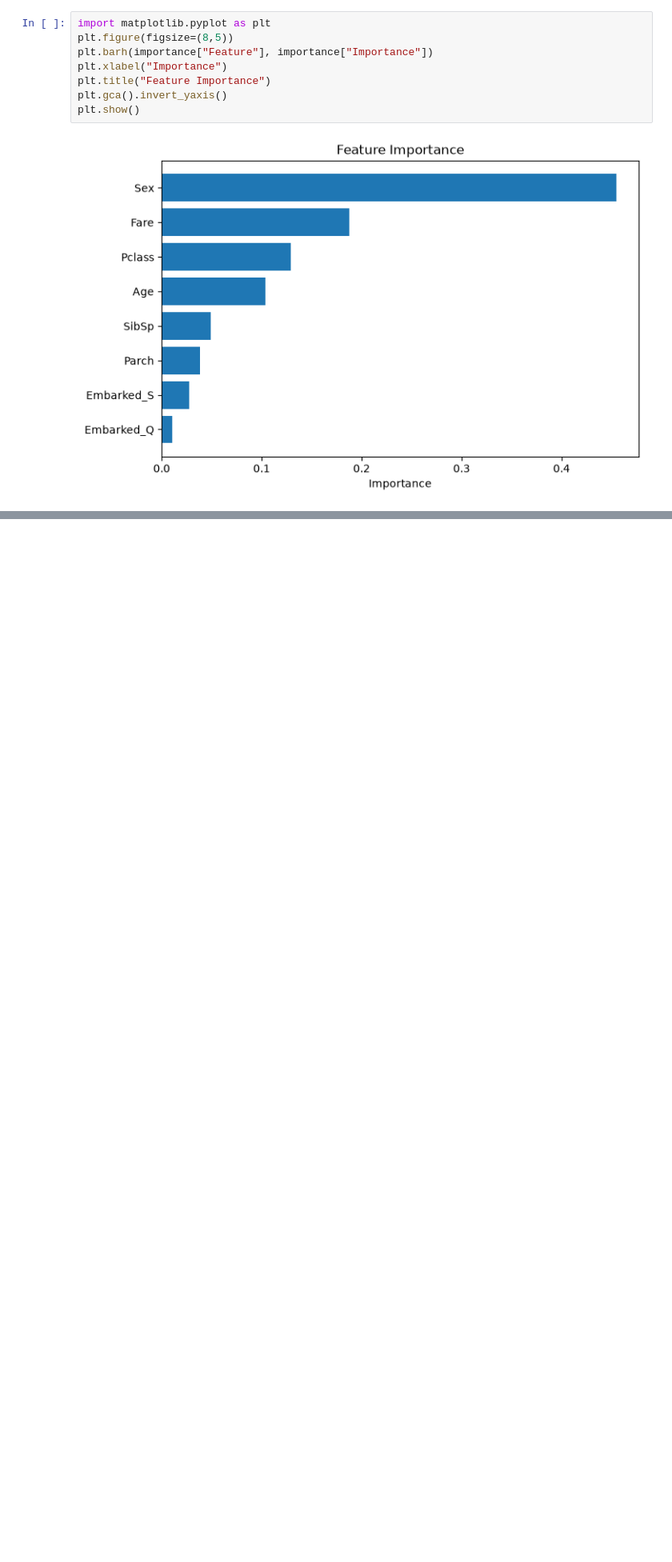
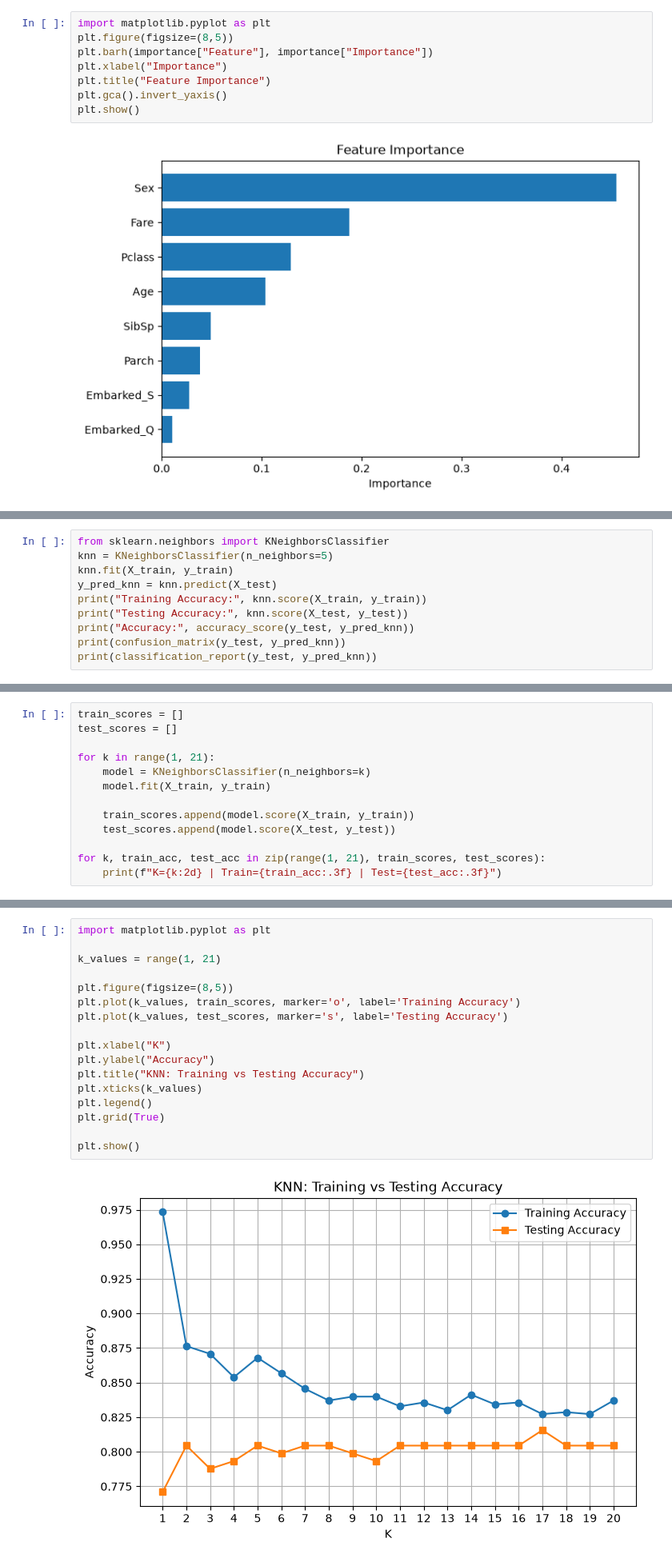
Before and after one commit to nehabhadauria25/titanic_project, a Jupyter notebook: notebooks/titanic_analysis.ipynb, the cells around one changed output, grey strips where cells are left out. Shown at 80% size. Drawn from its saved outputs; the diff is of its cells as text; blank space fills up the shorter version.

Commit message:
Complete classification models and add project README

```diff
--- a/notebooks/titanic_analysis.ipynb
+++ b/notebooks/titanic_analysis.ipynb
@@ -391,0 +423,10 @@ plt.show()
+# %%
+from sklearn.neighbors import KNeighborsClassifier
+knn = KNeighborsClassifier(n_neighbors=5)
+knn.fit(X_train, y_train)
+y_pred_knn = knn.predict(X_test)
+print("Training Accuracy:", knn.score(X_train, y_train))
+print("Testing Accuracy:", knn.score(X_test, y_test))
+print("Accuracy:", accuracy_score(y_test, y_pred_knn))
+print(confusion_matrix(y_test, y_pred_knn))
+print(classification_report(y_test, y_pred_knn))
@@ -391,0 +447,13 @@ plt.show()
+# %%
+train_scores = []
+test_scores = []
+
+for k in range(1, 21):
+    model = KNeighborsClassifier(n_neighbors=k)
+    model.fit(X_train, y_train)
+
+    train_scores.append(model.score(X_train, y_train))
+    test_scores.append(model.score(X_test, y_test))
+
+for k, train_acc, test_acc in zip(range(1, 21), train_scores, test_scores):
+    print(f"K={k:2d} | Train={train_acc:.3f} | Test={test_acc:.3f}")
@@ -391,0 +481,19 @@ plt.show()
+# %%
+import matplotlib.pyplot as plt
+
+k_values = range(1, 21)
+
+plt.figure(figsize=(8,5))
+plt.plot(k_values, train_scores, marker='o', label='Training Accuracy')
+plt.plot(k_values, test_scores, marker='s', label='Testing Accuracy')
+
+plt.xlabel("K")
+plt.ylabel("Accuracy")
+plt.title("KNN: Training vs Testing Accuracy")
+plt.xticks(k_values)
+plt.legend()
+plt.grid(True)
+
+plt.show()
+# %% [output]
+[figure, added]
```
Also changed, not shown: parts of 8 cells of this notebook, 1 other file.
